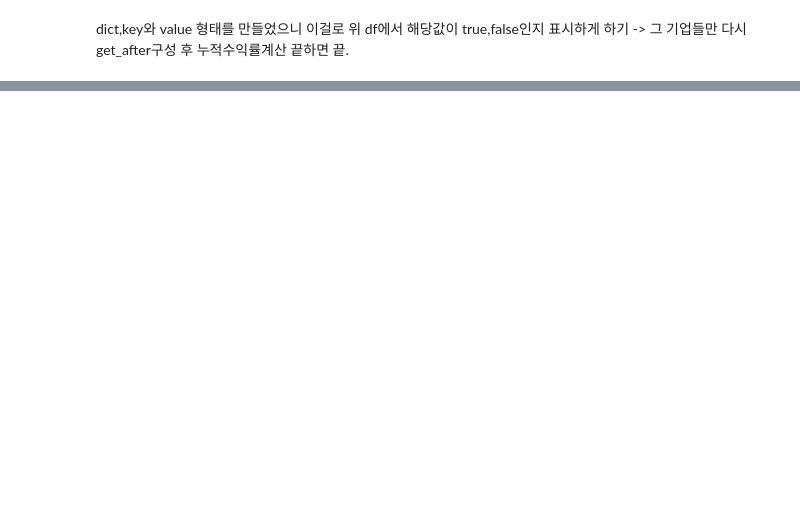
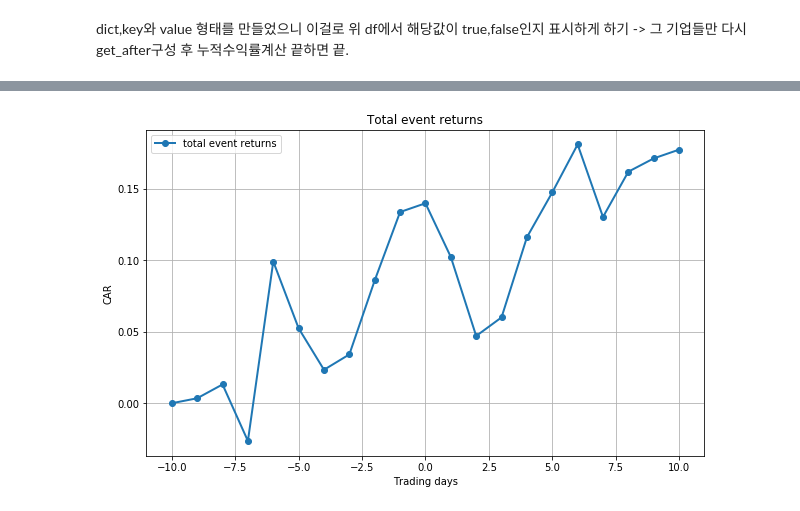
Before and after one commit to Yphy/Textmining, a Jupyter notebook: md&a_analysis/md&a article/Event time returns daily.ipynb, the cells around one changed output, grey strips where cells are left out. Drawn from its saved outputs; the diff is of its cells as text; code cells hidden in the pictures; blank space fills up the shorter version.

```diff
--- a/md&a_analysis/md&a article/Event time returns daily.ipynb
+++ b/md&a_analysis/md&a article/Event time returns daily.ipynb
@@ -143,0 +171,18 @@ KT 20190401
+# %%
+def daily_filling_return(df,windows=21) : #기업 columns와 rcp_index 토대로 누적수익률 (sim_type 상관없음)
+
+    val_idx,val_col = np.where(np.isfinite(df)) #value가 있는값들만
+    container = np.full(shape=(len(val_idx),windows),fill_value=np.nan) #nan값을 채워져있는 빈 컨테이너 생성
+    idx_ls = []
+    for num,(idx,col) in enumerate(zip(val_idx,val_col)) :
+        tmp = abnormal_df.iloc[idx-10:idx+11,col].values #공시일 10일전부터 10일후까지의 수익률
+        if windows - len(tmp) > 0 :
+            tmp = np.array(tmp.tolist()+[np.nan]*(windows-len(tmp)))
+        container[num] = tmp #한기업의 filing이후 window_size만큼의 수익률 저장
+
+        tmp_idx = abnormal_df.index[idx]
+        tmp_col = abnormal_df.columns[col]
+        idx_ls.append("{}_{}".format(tmp_col,tmp_idx))
+
+    final_df = pd.DataFrame(data=container,index=idx_ls)
+    return final_df
@@ -143,0 +211,4 @@ KT 20190401
+# %%
+return_daily_df = daily_filling_return(lv2_jaccard)
+return_daily_df.columns = [x for x in range(-10,11,1)]
+return_daily_df.head()
@@ -143,0 +351,9 @@ KT 20190401
+# %%
+plt.plot(cum_daily_df.mean(), marker="o", label = 'total event returns')
+plt.legend(loc=2)
+plt.xlabel('Trading days')
+plt.ylabel('CAR')
+plt.title('Total event returns')
+plt.show()
+# %% [output]
+[figure, added]
```
Also changed, not shown: parts of 46 cells of this notebook, 1 other file.
